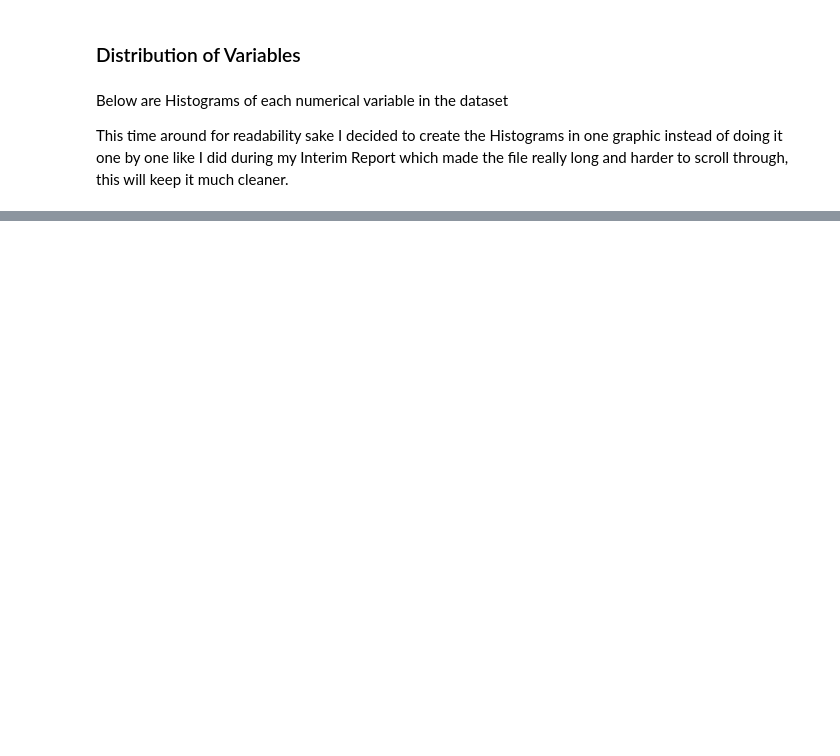
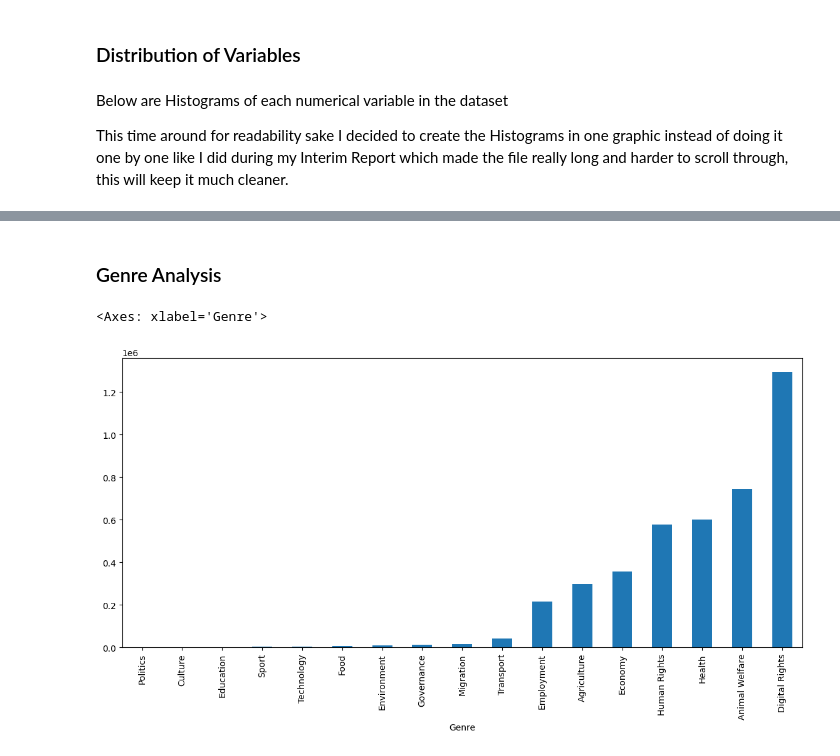
Before and after one commit to Matthew-Riddell/MSc-Dissertation, a Jupyter notebook: notebooks/06-extra-data-exploration.ipynb, the cells around one changed output, grey strips where cells are left out. Drawn from its saved outputs; the diff is of its cells as text; code cells hidden in the pictures; blank space fills up the shorter version.

```diff
--- a/notebooks/06-extra-data-exploration.ipynb
+++ b/notebooks/06-extra-data-exploration.ipynb
@@ -191,0 +221,14 @@ array([[<Axes: title={'center': 'Year'}>,
+# %% [markdown]
+### Genre Analysis
+# %%
+genreplot = (
+    master
+    .groupby("Genre")["Total_Signatures"]
+    .mean()
+    .sort_values()
+)
+
+genreplot.plot.bar(figsize=(14,6))
+# %% [output]
+<Axes: xlabel='Genre'>
+[figure, added]
```
Also changed, not shown: parts of 9 cells of this notebook, 2 other files.
